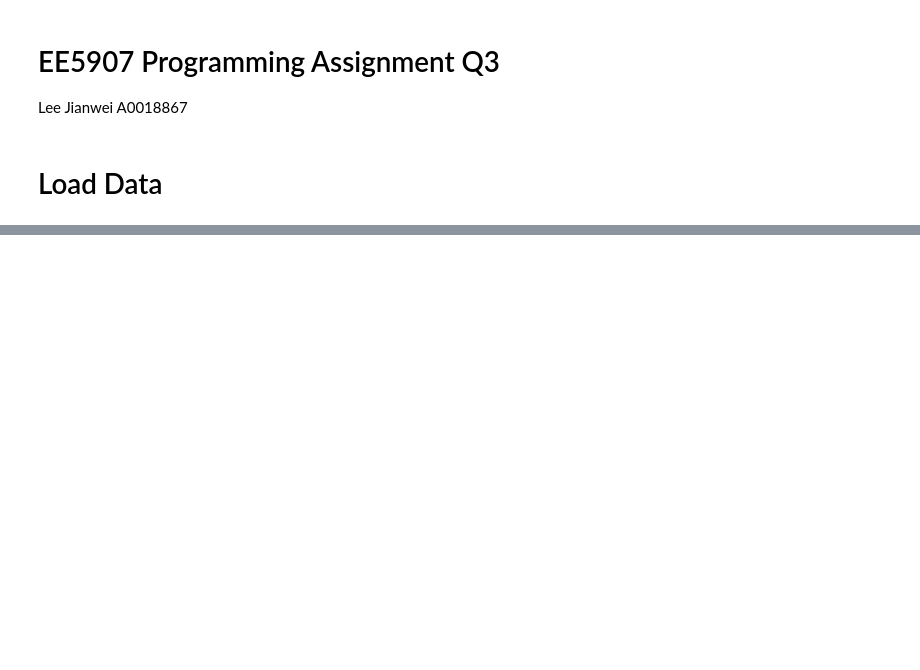
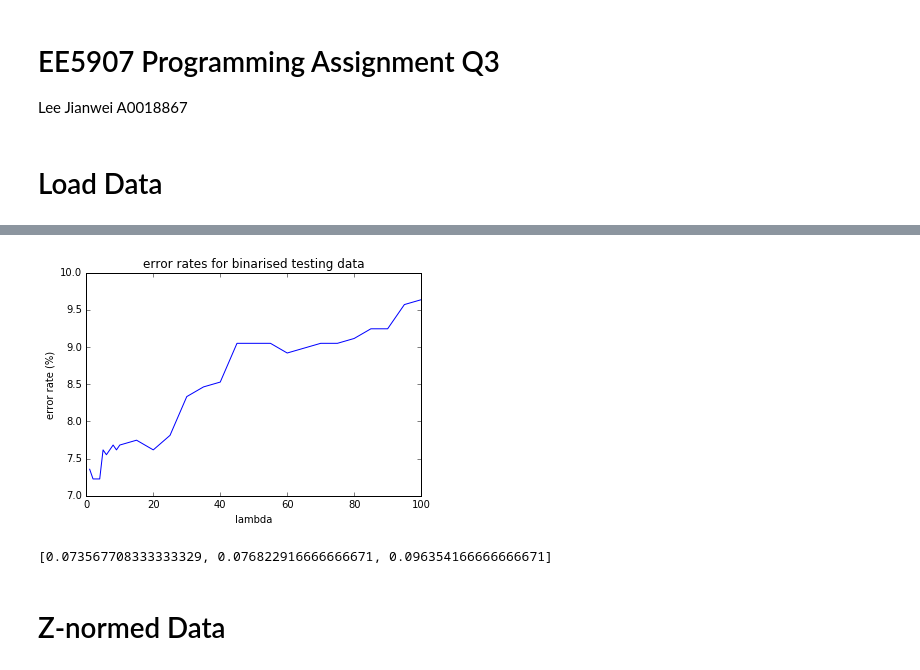
Before and after one commit to hoopernikaho/EE5907R_CA1, a Jupyter notebook: CA1_Q3.ipynb, the cells around one changed output, grey strips where cells are left out. Cells and saved outputs as stored; diff of their text form; code cells hidden in the pictures; blank space fills up the shorter version.

```diff
--- a/CA1_Q3.ipynb
+++ b/CA1_Q3.ipynb
@@ -66,7 +54,8 @@ def reg_params(x_array2D, y_array1D, w, lamb):
     """returns NLL, g, H"""
     N_features = x_array2D.shape[1] # number of features per mail: default is 57
     x_array2D = np.insert(x_array2D,0,1,axis=1) # modify feature list to include a 1 at the start
-    mu = sigmoid(-np.dot(x_array2D, w)) # array1D of mus, one for each email
+
+    mu = sigmoid(np.dot(x_array2D, w)) # array1D of mus, one for each email
     NLL = -np.sum([y*np.log(m) + (1-y)*np.log(1-m) for y,m in zip (y_array1D, mu)])
     g = np.dot(x_array2D.T,(mu-y_array1D))
     S = np.diag(mu*(1-mu))
@@ -75,6 +64,10 @@ def reg_params(x_array2D, y_array1D, w, lamb):
     NLL_reg = NLL + 0.5*lamb*np.inner(w[1:],w[1:])
     g_reg = g + np.insert(lamb*w[1:],0,0) # first element of g is unregularised
     H_reg = H + np.diag(np.insert(lamb*np.ones(N_features),0,0)) # first diagonal element is unregularised
+
+#     print x_array2D
+#     print mu
+
     return NLL_reg, g_reg, H_reg
 # %%
 NLL_reg, g_reg, H_reg = reg_params(xtrainZ,ytrain,np.ones(58),1)
@@ -114,0 +100,11 @@ array([[ 0.,  0.,  0., ...,  0.,  0.,  0.],
+# %%
+def LogReg_ErrorRate(x_array2D, y_array1D, x_training_array2D, y_training_array1D, lamb):
+    """
+    uses omega to classify an array of emails x_array2D
+    compares results with y_array1D to check for error rate
+    """
+    w = omega(x_training_array2D,y_training_array1D,lamb)
+    category = sigmoid(w[0]+np.dot(x_array2D, w[1:]))>0.5
+    category_error = np.logical_xor(category,y_array1D)
+    error_rate =  np.sum(category_error)/len(y_array1D)
+    return error_rate
@@ -114,0 +137,2 @@ array([[ 0.,  0.,  0., ...,  0.,  0.,  0.],
+# %%
+TestingBin_ErrorRates = map(lambda lamb: LogReg_ErrorRate(xtestBin,ytest,xtrainBin,ytrain,lamb), lambdas)
@@ -114,0 +141,16 @@ array([[ 0.,  0.,  0., ...,  0.,  0.,  0.],
+# %%
+plt.figure()
+plt.title('error rates for binarised testing data')
+plt.plot(lambdas, np.array(TestingBin_ErrorRates)*100)
+plt.xlabel('lambda')
+plt.ylabel('error rate (%)')
+plt.show()
+# %% [output]
+[figure, added]
+# %%
+# Error rates for testing data for lambda = 1,10,100
+map(lambda lamb: LogReg_ErrorRate(xtestBin,ytest,xtrainBin,ytrain,lamb), [1,10,100])
+# %% [output]
+[0.073567708333333329, 0.076822916666666671, 0.096354166666666671]
+# %% [markdown]
+# Z-normed Data
```
Also changed, not shown: parts of 32 cells of this notebook, 1 other file.
